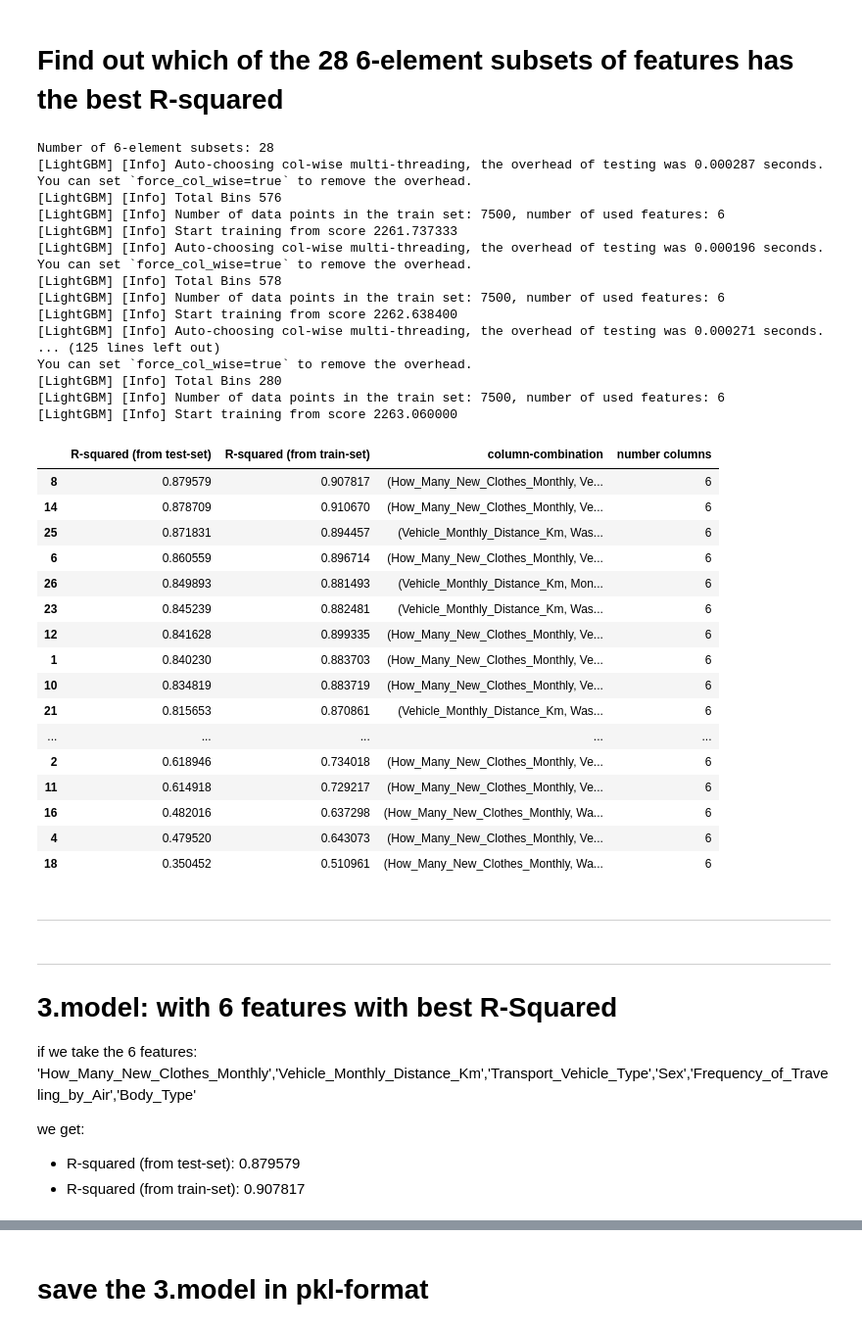
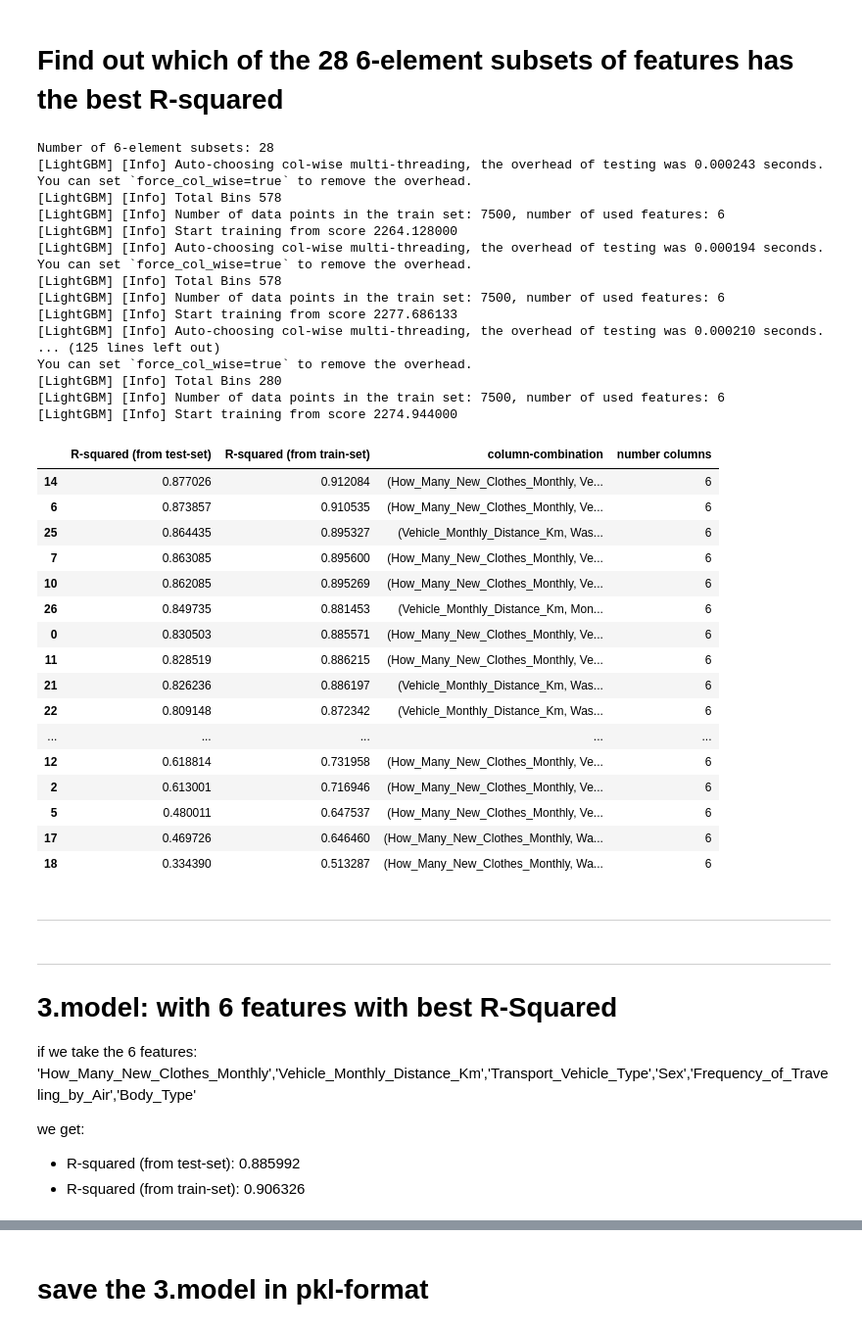
Before and after one commit to e-prossinger/CarbonFootprint_TechLab, a Jupyter notebook: individual_notebooks/Prossinger/experiments/different_model_fewer_features.ipynb, the cells around one changed output, grey strips where cells are left out. Shown at 98% size. Cells and saved outputs as stored; diff of their text form; code cells hidden in the pictures.

```diff
--- a/individual_notebooks/Prossinger/experiments/different_model_fewer_features.ipynb
+++ b/individual_notebooks/Prossinger/experiments/different_model_fewer_features.ipynb
@@ -258,8 +255,12 @@ average R-squared (from test-set): 0.619
 # %% [markdown]
 # Find out which of the 28 6-element subsets of features has the best R-squared
 # %%
+
 #8 columns
-top8_columns=['How_Many_New_Clothes_Monthly','Vehicle_Monthly_Distance_Km','Waste_Bag_Weekly_Count','Monthly_Grocery_Bill','Transport_Vehicle_Type','Sex','Frequency_of_Traveling_by_Air','Body_Type']
+top8_columns=['How_Many_New_Clothes_Monthly','Vehicle_Monthly_Distance_Km','Waste_Bag_Weekly_Count',
+              'Monthly_Grocery_Bill','Transport_Vehicle_Type','Frequency_of_Traveling_by_Air','Body_Type',
+              'Sex' #'Waste_Bag_Size'
+              ]
 
 #list of all possible subsets with 6 elements
 subsets6 = list(itertools.combinations(top8_columns, 6))
@@ -283,58 +284,58 @@ for columns_combination in subsets6:
     categorical_features = variables_for_one_hot_encoded     #chatGPT wrote that for me
 
     model = LGBMRegressor()
     model.fit(X_train, y_train, categorical_feature=categorical_features)
 
     #evaluate
     y_train_pred = model.predict(X_train)
     y_test_pred = model.predict(X_test)
     train_scores = r2_score(y_train, y_train_pred)
     test_scores = r2_score(y_test, y_test_pred)
 
     results.append((test_scores,train_scores, columns_combination, len(columns_combination)))
 
 # Setze die maximale Breite einer Spalte auf None, um keine Begrenzung zu haben
 pd.set_option('display.max_colwidth', None)
 
 # Create a dataframe to display results
 results_df = pd.DataFrame(results, columns=['R-squared (from test-set)','R-squared (from train-set)', 'column-combination', 'number columns'])
 results_df.sort_values(by='R-squared (from test-set)', ascending=False, inplace=True) #sort by Score
 results_df
 # %% [output]
 Number of 6-element subsets: 28
-[LightGBM] [Info] Auto-choosing col-wise multi-threading, the overhead of testing was 0.000287 seconds.
-You can set `force_col_wise=true` to remove the overhead.
-[LightGBM] [Info] Total Bins 576
-[LightGBM] [Info] Number of data points in the train set: 7500, number of used features: 6
-[LightGBM] [Info] Start training from score 2261.737333
-[LightGBM] [Info] Auto-choosing col-wise multi-threading, the overhead of testing was 0.000196 seconds.
+[LightGBM] [Info] Auto-choosing col-wise multi-threading, the overhead of testing was 0.000243 seconds.
 You can set `force_col_wise=true` to remove the overhead.
 [LightGBM] [Info] Total Bins 578
 [LightGBM] [Info] Number of data points in the train set: 7500, number of used features: 6
-[LightGBM] [Info] Start training from score 2262.638400
-[LightGBM] [Info] Auto-choosing col-wise multi-threading, the overhead of testing was 0.000271 seconds.
+[LightGBM] [Info] Start training from score 2264.128000
+[LightGBM] [Info] Auto-choosing col-wise multi-threading, the overhead of testing was 0.000194 seconds.
+You can set `force_col_wise=true` to remove the overhead.
+[LightGBM] [Info] Total Bins 578
+[LightGBM] [Info] Number of data points in the train set: 7500, number of used features: 6
+[LightGBM] [Info] Start training from score 2277.686133
+[LightGBM] [Info] Auto-choosing col-wise multi-threading, the overhead of testing was 0.000210 seconds.
 ... (125 lines left out)
 You can set `force_col_wise=true` to remove the overhead.
 [LightGBM] [Info] Total Bins 280
 [LightGBM] [Info] Number of data points in the train set: 7500, number of used features: 6
-[LightGBM] [Info] Start training from score 2263.060000
+[LightGBM] [Info] Start training from score 2274.944000
 |  | R-squared (from test-set) | R-squared (from train-set) | column-combination | number columns |
-| 8 | 0.879579 | 0.907817 | (How_Many_New_Clothes_Monthly, Ve... | 6 |
-| 14 | 0.878709 | 0.910670 | (How_Many_New_Clothes_Monthly, Ve... | 6 |
-| 25 | 0.871831 | 0.894457 | (Vehicle_Monthly_Distance_Km, Was... | 6 |
-| 6 | 0.860559 | 0.896714 | (How_Many_New_Clothes_Monthly, Ve... | 6 |
-| 26 | 0.849893 | 0.881493 | (Vehicle_Monthly_Distance_Km, Mon... | 6 |
-| 23 | 0.845239 | 0.882481 | (Vehicle_Monthly_Distance_Km, Was... | 6 |
-| 12 | 0.841628 | 0.899335 | (How_Many_New_Clothes_Monthly, Ve... | 6 |
-| 1 | 0.840230 | 0.883703 | (How_Many_New_Clothes_Monthly, Ve... | 6 |
-| 10 | 0.834819 | 0.883719 | (How_Many_New_Clothes_Monthly, Ve... | 6 |
-| 21 | 0.815653 | 0.870861 | (Vehicle_Monthly_Distance_Km, Was... | 6 |
+| 14 | 0.877026 | 0.912084 | (How_Many_New_Clothes_Monthly, Ve... | 6 |
+| 6 | 0.873857 | 0.910535 | (How_Many_New_Clothes_Monthly, Ve... | 6 |
+| 25 | 0.864435 | 0.895327 | (Vehicle_Monthly_Distance_Km, Was... | 6 |
+| 7 | 0.863085 | 0.895600 | (How_Many_New_Clothes_Monthly, Ve... | 6 |
+| 10 | 0.862085 | 0.895269 | (How_Many_New_Clothes_Monthly, Ve... | 6 |
+| 26 | 0.849735 | 0.881453 | (Vehicle_Monthly_Distance_Km, Mon... | 6 |
+| 0 | 0.830503 | 0.885571 | (How_Many_New_Clothes_Monthly, Ve... | 6 |
+| 11 | 0.828519 | 0.886215 | (How_Many_New_Clothes_Monthly, Ve... | 6 |
+| 21 | 0.826236 | 0.886197 | (Vehicle_Monthly_Distance_Km, Was... | 6 |
+| 22 | 0.809148 | 0.872342 | (Vehicle_Monthly_Distance_Km, Was... | 6 |
 | ... | ... | ... | ... | ... |
-| 2 | 0.618946 | 0.734018 | (How_Many_New_Clothes_Monthly, Ve... | 6 |
-| 11 | 0.614918 | 0.729217 | (How_Many_New_Clothes_Monthly, Ve... | 6 |
-| 16 | 0.482016 | 0.637298 | (How_Many_New_Clothes_Monthly, Wa... | 6 |
-| 4 | 0.479520 | 0.643073 | (How_Many_New_Clothes_Monthly, Ve... | 6 |
-| 18 | 0.350452 | 0.510961 | (How_Many_New_Clothes_Monthly, Wa... | 6 |
+| 12 | 0.618814 | 0.731958 | (How_Many_New_Clothes_Monthly, Ve... | 6 |
+| 2 | 0.613001 | 0.716946 | (How_Many_New_Clothes_Monthly, Ve... | 6 |
+| 5 | 0.480011 | 0.647537 | (How_Many_New_Clothes_Monthly, Ve... | 6 |
+| 17 | 0.469726 | 0.646460 | (How_Many_New_Clothes_Monthly, Wa... | 6 |
+| 18 | 0.334390 | 0.513287 | (How_Many_New_Clothes_Monthly, Wa... | 6 |
 # %% [markdown]
 ---
 # %% [markdown]
@@ -345,8 +346,8 @@ if we take the 6 features:
 'How_Many_New_Clothes_Monthly','Vehicle_Monthly_Distance_Km','Transport_Vehicle_Type','Sex','Frequency_of_Traveling_by_Air','Body_Type'
 
 we get:
-* R-squared (from test-set): 0.879579
-* R-squared (from train-set): 0.907817
+* R-squared (from test-set): 0.885992
+* R-squared (from train-set): 0.906326
 # %%
 columns_combination=['How_Many_New_Clothes_Monthly','Vehicle_Monthly_Distance_Km','Waste_Bag_Weekly_Count','Transport_Vehicle_Type','Frequency_of_Traveling_by_Air','Body_Type']
 
```
Also changed, not shown: parts of 8 cells of this notebook.
